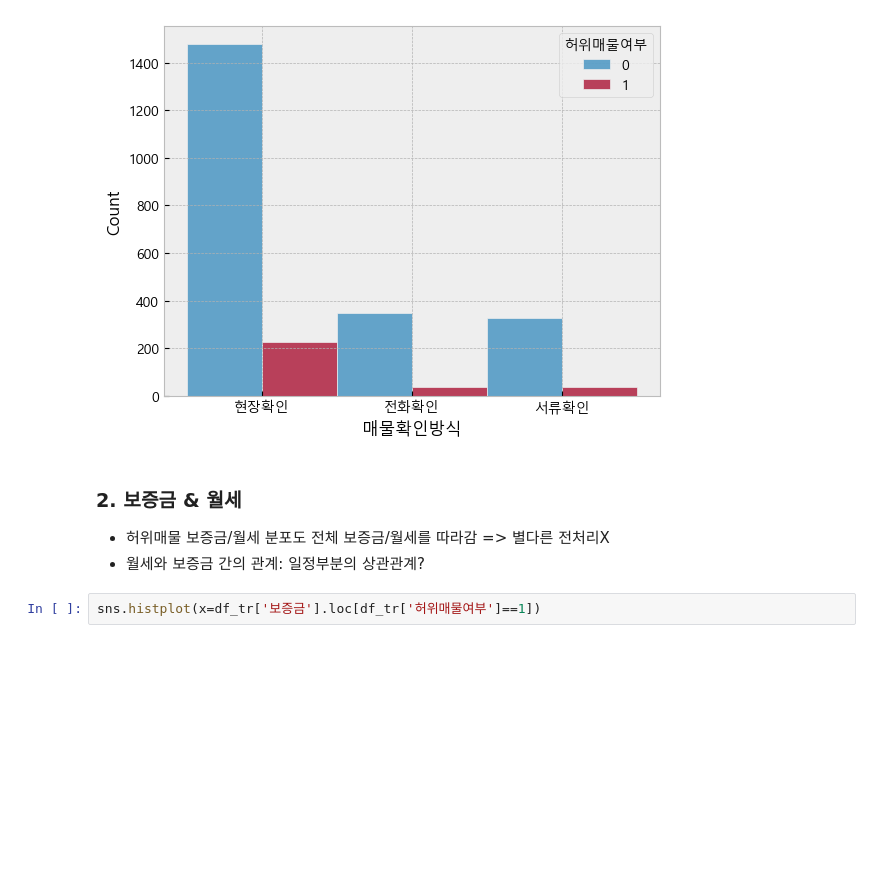
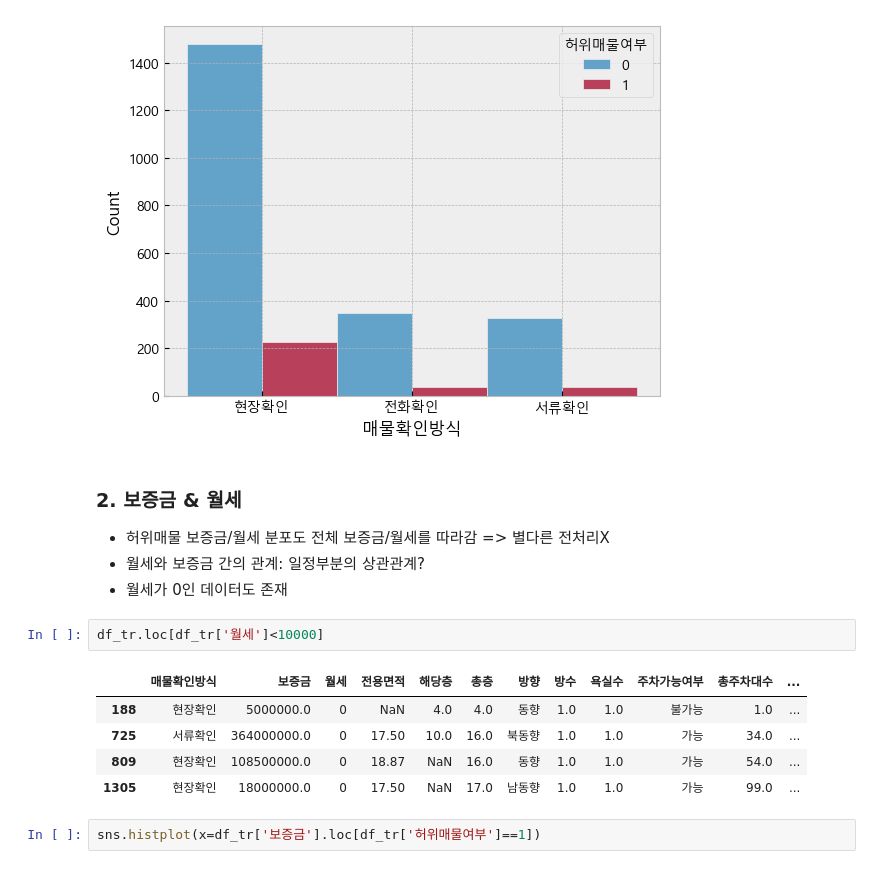
Before and after one commit to han942/vscode, a Jupyter notebook: Dacon/estate.ipynb, the cells around one changed output. Saved outputs shown, nothing was run; the diff lists cells and outputs as text; blank space fills up the shorter version.

```diff
--- a/Dacon/estate.ipynb
+++ b/Dacon/estate.ipynb
@@ -151,6 +151,15 @@ sns.histplot(x=df_tr['매물확인방식'],hue=df_tr['허위매물여부'],multi
 ### 2. 보증금 & 월세
 - 허위매물 보증금/월세 분포도 전체 보증금/월세를 따라감 => 별다른 전처리X
 - 월세와 보증금 간의 관계: 일정부분의 상관관계?
+- 월세가 0인 데이터도 존재
+# %%
+df_tr.loc[df_tr['월세']<10000]
+# %% [output]
+|  | 매물확인방식 | 보증금 | 월세 | 전용면적 | 해당층 | 총층 | 방향 | 방수 | 욕실수 | 주차가능여부 | 총주차대수 | ... |
+| 188 | 현장확인 | 5000000.0 | 0 | NaN | 4.0 | 4.0 | 동향 | 1.0 | 1.0 | 불가능 | 1.0 | ... |
+| 725 | 서류확인 | 364000000.0 | 0 | 17.50 | 10.0 | 16.0 | 북동향 | 1.0 | 1.0 | 가능 | 34.0 | ... |
+| 809 | 현장확인 | 108500000.0 | 0 | 18.87 | NaN | 16.0 | 동향 | 1.0 | 1.0 | 가능 | 54.0 | ... |
+| 1305 | 현장확인 | 18000000.0 | 0 | 17.50 | NaN | 17.0 | 남동향 | 1.0 | 1.0 | 가능 | 99.0 | ... |
 # %%
 sns.histplot(x=df_tr['보증금'].loc[df_tr['허위매물여부']==1])
 # %% [output]
```
Also changed, not shown: parts of 13 cells of this notebook.
